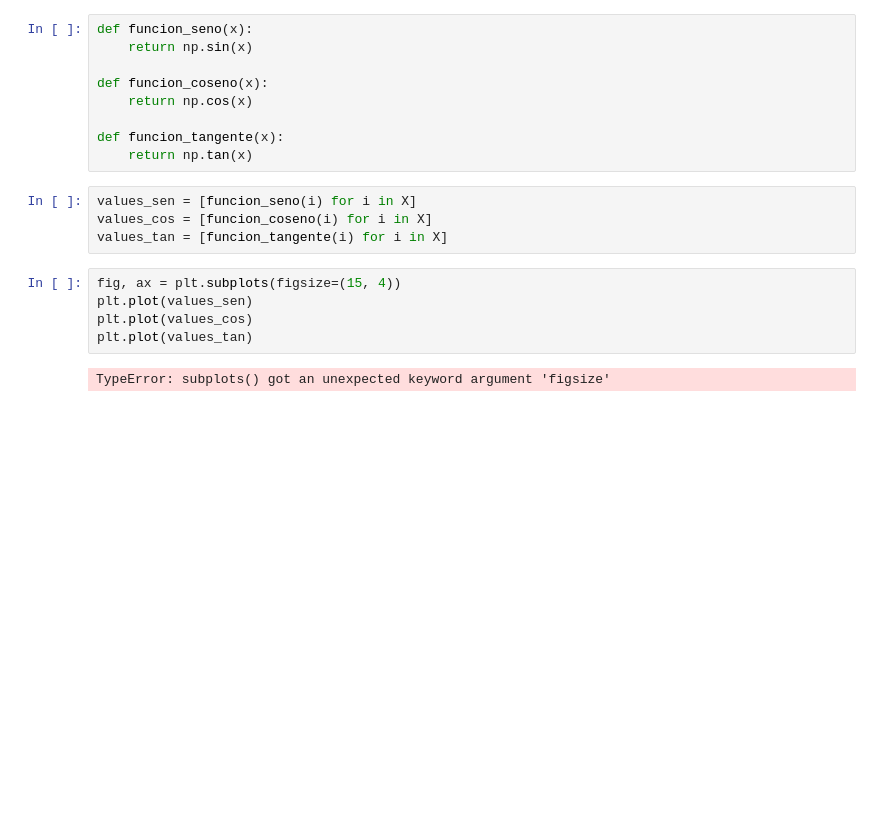
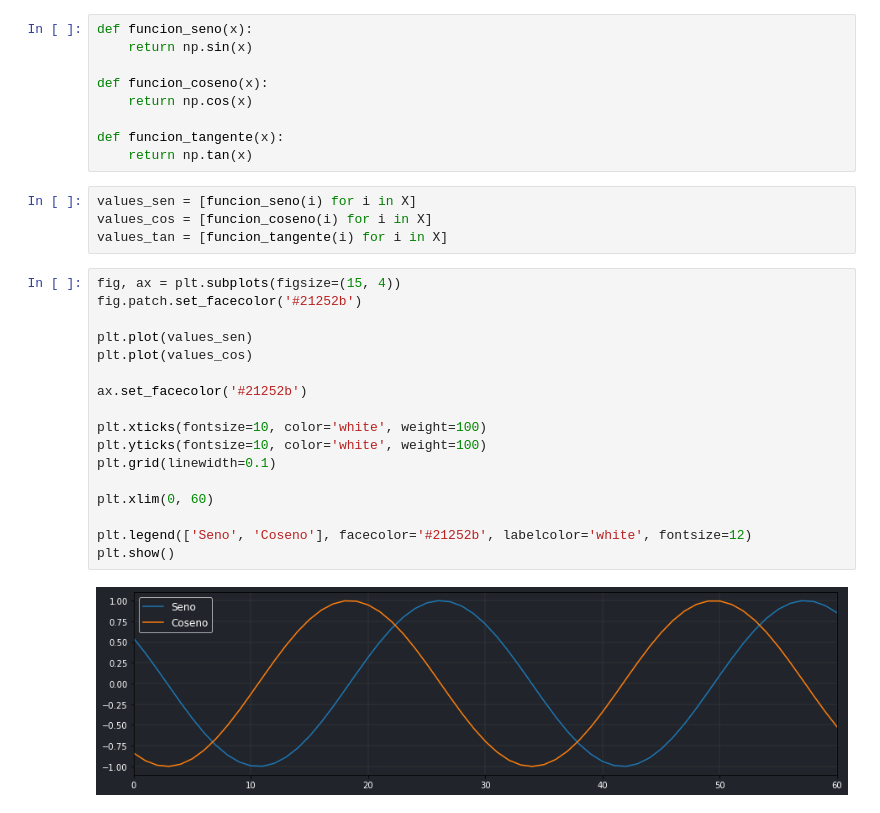
Before and after one commit to JuanFeA98/Estadistica_Probabilidad, a Jupyter notebook: Funciones_Matematicas/Funciones.ipynb, the cells around one changed output. Saved outputs shown, nothing was run; the diff lists cells and outputs as text; blank space fills up the shorter version.

```diff
--- a/Funciones_Matematicas/Funciones.ipynb
+++ b/Funciones_Matematicas/Funciones.ipynb
@@ -61,8 +79,20 @@ values_cos = [funcion_coseno(i) for i in X]
 values_tan = [funcion_tangente(i) for i in X]
 # %%
 fig, ax = plt.subplots(figsize=(15, 4))
+fig.patch.set_facecolor('#21252b')
+
 plt.plot(values_sen)
 plt.plot(values_cos)
-plt.plot(values_tan)
+
+ax.set_facecolor('#21252b')
+
+plt.xticks(fontsize=10, color='white', weight=100)
+plt.yticks(fontsize=10, color='white', weight=100)
+plt.grid(linewidth=0.1)
+
+plt.xlim(0, 60)
+
+plt.legend(['Seno', 'Coseno'], facecolor='#21252b', labelcolor='white', fontsize=12)
+plt.show()
 # %% [output]
-TypeError: subplots() got an unexpected keyword argument 'figsize'
+[figure, added]
```
Also changed, not shown: parts of 11 cells of this notebook.
